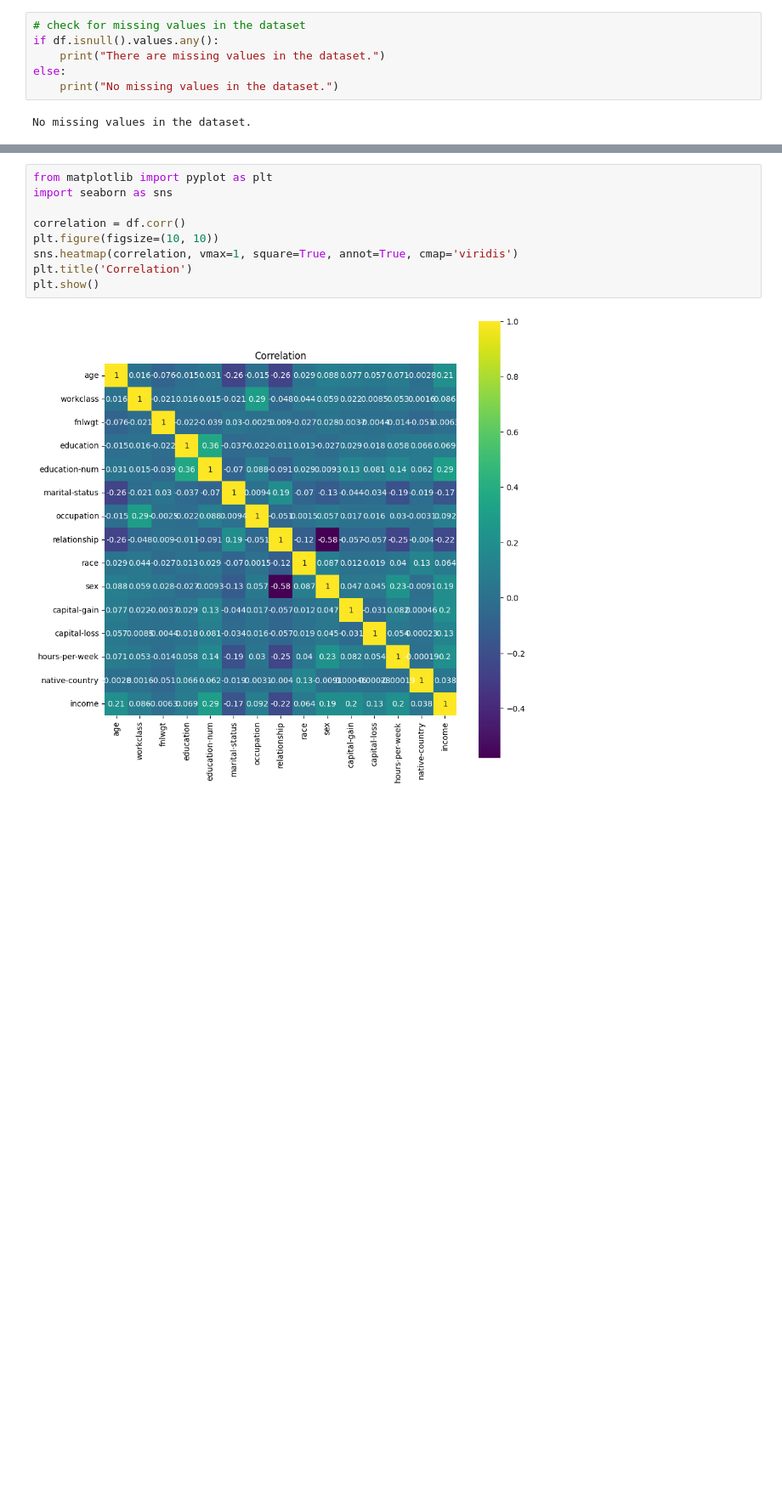
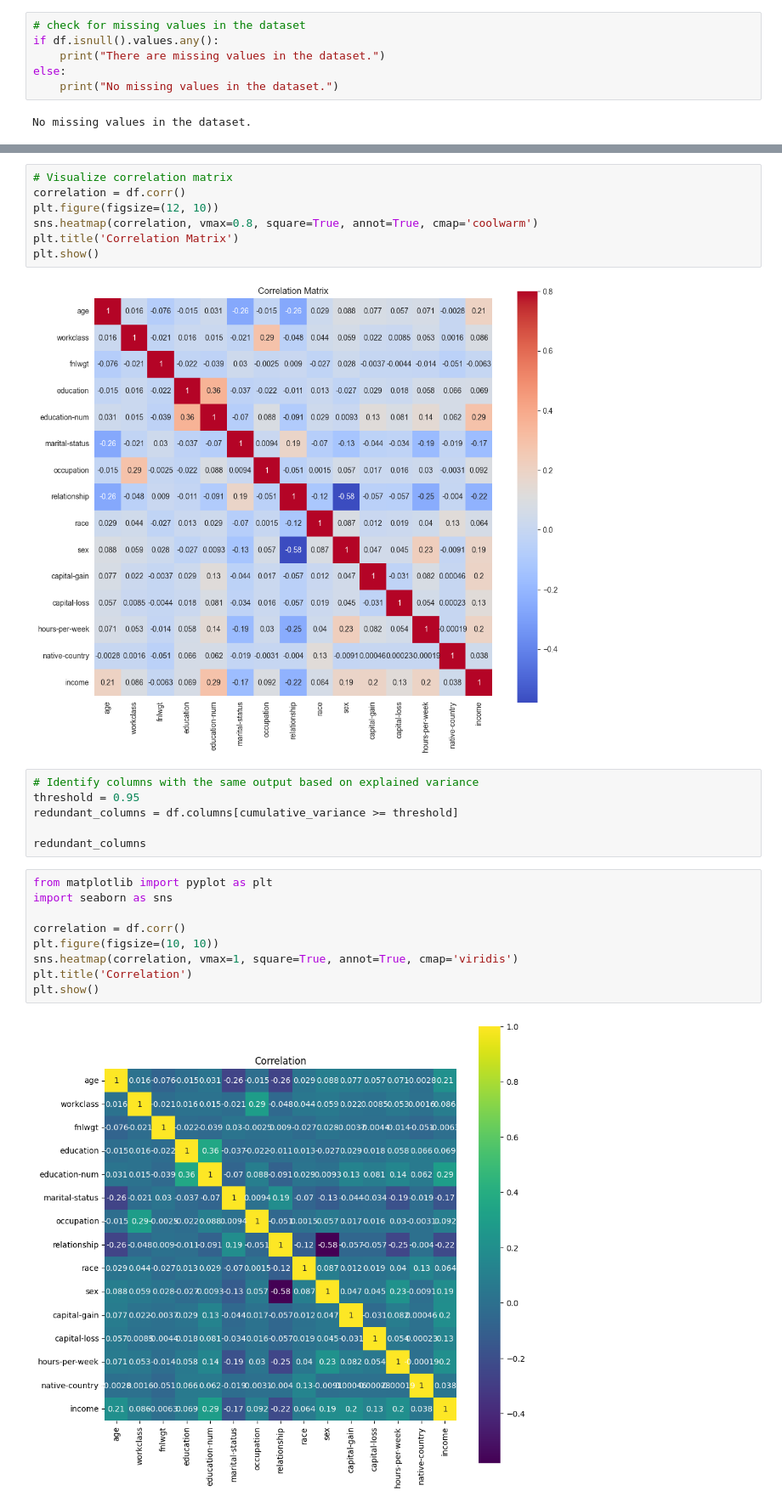
Before and after one commit to peirispraveen/Census_Income_NaiveBayes_RandomForest, a Jupyter notebook: census-income.ipynb, the cells around one changed output, grey strips where cells are left out. Shown at 85% size. Saved outputs shown, nothing was run; the diff lists cells and outputs as text; blank space fills up the shorter version.

Commit message:
PCA testing Correlation and Cov Matrix

```diff
--- a/census-income.ipynb
+++ b/census-income.ipynb
@@ -331,3 +339,18 @@ Index(['age', 'workclass', 'fnlwgt', 'education', 'education-num',
+# %%
+# Visualize correlation matrix
+correlation = df.corr()
+plt.figure(figsize=(12, 10))
+sns.heatmap(correlation, vmax=0.8, square=True, annot=True, cmap='coolwarm')
+plt.title('Correlation Matrix')
+plt.show()
+# %% [output]
+[figure, added]
+# %%
+# Identify columns with the same output based on explained variance
+threshold = 0.95
+redundant_columns = df.columns[cumulative_variance >= threshold]
+
+redundant_columns
 # %%
 from matplotlib import pyplot as plt
 import seaborn as sns
```
Also changed, not shown: parts of 3 cells of this notebook.
